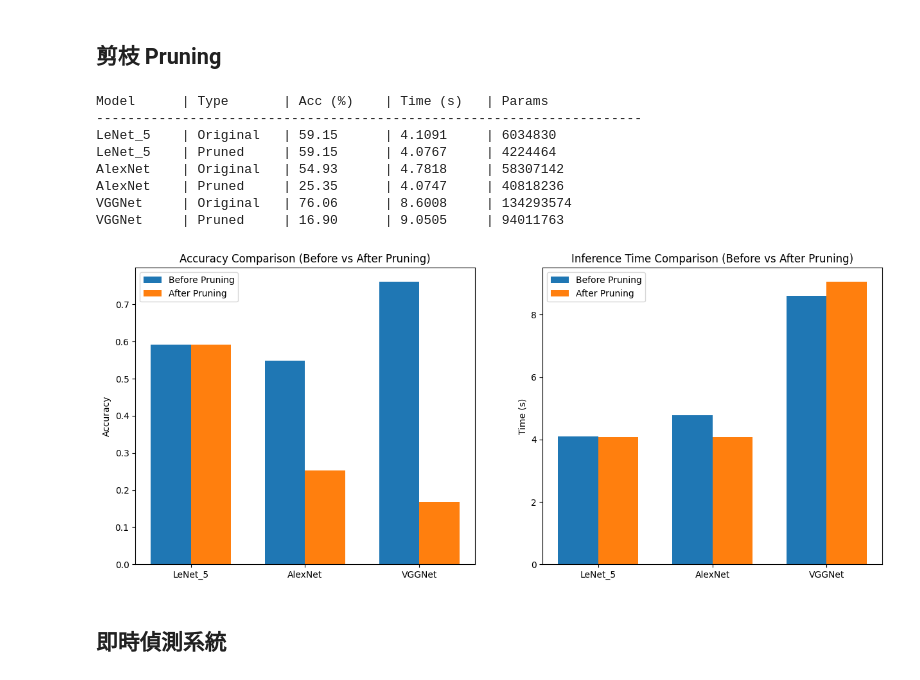
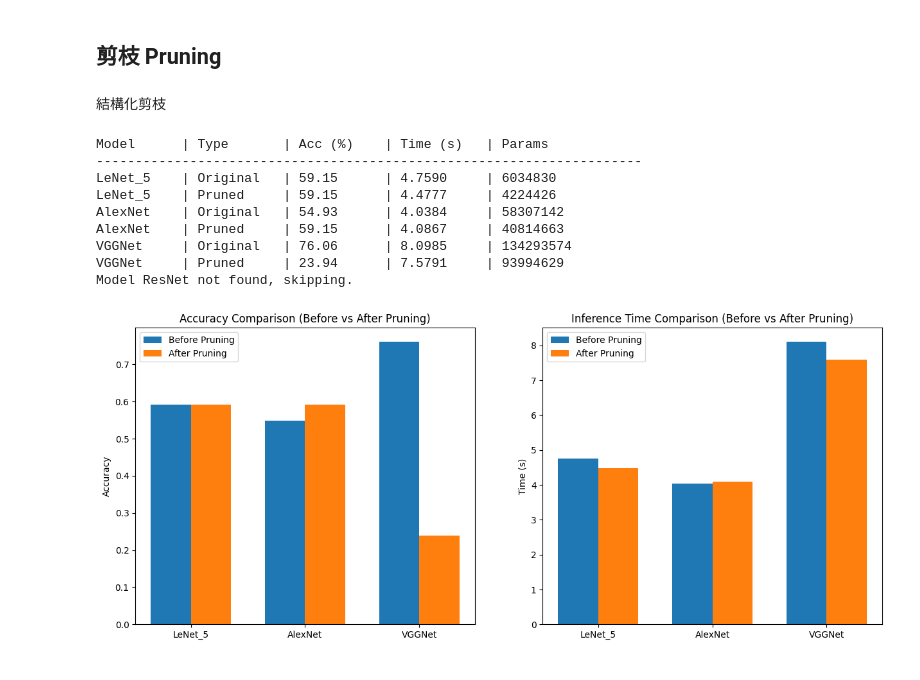
Before and after one commit to ImMasterSam/NSYSU_ComputerVision, a Jupyter notebook: blood_cell.ipynb, the cells around one changed output. Drawn from its saved outputs; the diff is of its cells as text; code cells hidden in the pictures.

Commit message:
Add ResNet & add structural pruning & small fix

```diff
--- a/blood_cell.ipynb
+++ b/blood_cell.ipynb
@@ -128,6 +132,8 @@ def model_selector(model_name) -> torch.nn.Module:
             model = VGGNet(vgg_name='VGG16', input_size=IMG_RESIZE, output_classes=len(train_dataset.class_to_idx), in_channels=3)
         case "CustomCNN":
             model = CustomCNN(input_size=IMG_RESIZE, output_classes=len(train_dataset.class_to_idx), in_channels=3)
+        case "ResNet":
+            model = ResNet(input_size=IMG_RESIZE, output_classes=len(train_dataset.class_to_idx), in_channels=3, model_name='resnet18')
 
     return model
 # %%
@@ -144,18 +210,0 @@ scheduler = optim.lr_scheduler.StepLR(optimizer, step_size=7, gamma=0.1)
-# %%
-n_epochs = 20
-pbar = tqdm.tqdm(total=n_epochs)
-train_logs = []
-val_logs = []
-for epoch in range(n_epochs):
-    # 1. Train the model for one epoch
-    train_loss, train_accuracy = train_model(model, train_dataloader, optimizer, device)
-    # 2. Evaluate the model on validation set
-    val_loss, val_accuracy = evaluate_model(model, val_dataloader, device)
-    # 3. Step the scheduler
-    scheduler.step()
-
-    train_logs.append((train_loss, train_accuracy))
-    val_logs.append((val_loss, val_accuracy))
-    pbar.set_description(f"Epoch {epoch+1}/{n_epochs}, Train Loss: {train_loss:.4f}, Train Accuracy: {train_accuracy:.4f}, Val Loss: {val_loss:.4f}, Val Accuracy: {val_accuracy:.4f}")
-    pbar.update(1)
-pbar.close()
@@ -655,6 +677,8 @@ def get_model_instance(model_name, old_num_classes, img_resize):
         return AlexNet(input_size=img_resize, output_classes=old_num_classes, in_channels=3)
     elif model_name == "VGGNet":
         return VGGNet(vgg_name='VGG16', input_size=img_resize, output_classes=old_num_classes, in_channels=3)
+    elif model_name == "ResNet":
+        return ResNet(input_size=img_resize, output_classes=old_num_classes, in_channels=3, model_name='resnet18')
     return None
 
 # Modify model for transfer learning
@@ -671,6 +695,10 @@ def modify_model_for_transfer(model, model_name, new_num_classes):
         # VGGNet: fc_model[7] is the last Linear layer
         in_features = model.fc_model[7].in_features
         model.fc_model[7] = nn.Linear(in_features, new_num_classes)
+    elif model_name == "ResNet":
+        # ResNet: model.fc is the last Linear layer
+        in_features = model.model.fc.in_features
+        model.model.fc = nn.Linear(in_features, new_num_classes)
     return model
 # %%
 # 1. 載入新的 WBC 資料集
@@ -735,14 +763,14 @@ for model_name in transfer_models:
     # 凍結 CNN 特徵提取部分，只訓練全連接層 (fc_model 或 classifier)
     print("Layers to be trained:")
     for name, param in model_transfer.named_parameters():
-        if "fc_model" in name or "classifier" in name:
+        if "fc_model" in name or "classifier" in name or "model.fc" in name:
             param.requires_grad = True
             # print(f" - {name}") # Optional: print trained layers
         else:
             param.requires_grad = False
 
     # 訓練設定
-    optimizer_transfer = optim.SGD(filter(lambda p: p.requires_grad, model_transfer.parameters()), lr=0.001, momentum=0.9)
+    optimizer_transfer = optim.Adam(filter(lambda p: p.requires_grad, model_transfer.parameters()), lr=0.001)
     scheduler_transfer = optim.lr_scheduler.StepLR(optimizer_transfer, step_size=3, gamma=0.1)
 
     n_epochs = 10
@@ -803,6 +831,8 @@ Saved finetuned model to ./fine-tune model/VGGNet_finetuned.pth
 [figure]
 # %% [markdown]
 ## 剪枝 Pruning
+# %% [markdown]
+結構化剪枝
 # %%
 import torch.nn.utils.prune as prune
 import time
@@ -871,7 +901,7 @@ results = {
 print(f"{'Model':<10} | {'Type':<10} | {'Acc (%)':<10} | {'Time (s)':<10} | {'Params':<15}")
 print("-" * 70)
 
-transfer_models = ["LeNet_5", "AlexNet", "VGGNet"]
+transfer_models = ["LeNet_5", "AlexNet", "VGGNet", "ResNet"]
 old_num_classes = 4
 new_num_classes = len(wbc_train_dataset.class_to_idx)
 for model_name in transfer_models:
@@ -894,11 +924,12 @@ for model_name in transfer_models:
 
     print(f"{model_name:<10} | {'Original':<10} | {acc_before*100:<10.2f} | {time_before:<10.4f} | {nz_before:<15}")
 
-    # 應用剪枝 (L1 Unstructured)
+    # 應用結構化剪枝 (L1 Structured Pruning)
     for name, module in model.named_modules():
         if isinstance(module, (nn.Conv2d, nn.Linear)):
-            prune.l1_unstructured(module, name='weight', amount=pruning_amount)
-            prune.remove(module, 'weight') # 永久生效 (將 mask 應用到 weight 並移除 mask)
+            # dim=0 移除 output channel/neuron
+            prune.ln_structured(module, name='weight', amount=pruning_amount, n=1, dim=0)
+            prune.remove(module, 'weight') # 永久生效
 
     # 評估剪枝後模型
     acc_after, time_after = evaluate_pruning(model, wbc_val_dataloader, device)
@@ -915,39 +946,38 @@ for model_name in transfer_models:
     results["Params After"].append(nz_after)
 
 # 3. 繪圖比較
 x = np.arange(len(results["Model"]))
 width = 0.35
 
 fig, ax = plt.subplots(1, 2, figsize=(15, 6))
 
 # Accuracy Comparison
 rects1 = ax[0].bar(x - width/2, results["Accuracy Before"], width, label='Before Pruning')
 rects2 = ax[0].bar(x + width/2, results["Accuracy After"], width, label='After Pruning')
 ax[0].set_ylabel('Accuracy')
 ax[0].set_title('Accuracy Comparison (Before vs After Pruning)')
 ax[0].set_xticks(x)
 ax[0].set_xticklabels(results["Model"])
 ax[0].legend()
 
 # Inference Time Comparison
 rects3 = ax[1].bar(x - width/2, results["Inference Time Before"], width, label='Before Pruning')
 rects4 = ax[1].bar(x + width/2, results["Inference Time After"], width, label='After Pruning')
 ax[1].set_ylabel('Time (s)')
 ax[1].set_title('Inference Time Comparison (Before vs After Pruning)')
 ax[1].set_xticks(x)
 ax[1].set_xticklabels(results["Model"])
 ax[1].legend()
 
 plt.show()
 # %% [output]
 Model      | Type       | Acc (%)    | Time (s)   | Params
 ----------------------------------------------------------------------
-LeNet_5    | Original   | 59.15      | 4.1091     | 6034830
-LeNet_5    | Pruned     | 59.15      | 4.0767     | 4224464
-AlexNet    | Original   | 54.93      | 4.7818     | 58307142
-AlexNet    | Pruned     | 25.35      | 4.0747     | 40818236
-VGGNet     | Original   | 76.06      | 8.6008     | 134293574
-VGGNet     | Pruned     | 16.90      | 9.0505     | 94011763
+LeNet_5    | Original   | 59.15      | 4.7590     | 6034830
+LeNet_5    | Pruned     | 59.15      | 4.4777     | 4224426
+AlexNet    | Original   | 54.93      | 4.0384     | 58307142
+AlexNet    | Pruned     | 59.15      | 4.0867     | 40814663
+VGGNet     | Original   | 76.06      | 8.0985     | 134293574
+VGGNet     | Pruned     | 23.94      | 7.5791     | 93994629
+Model ResNet not found, skipping.
-[figure, old version]
+[figure, new version]
-# %% [markdown]
-## 即時偵測系統
```
Also changed, not shown: parts of 18 cells of this notebook, 1 other file.
